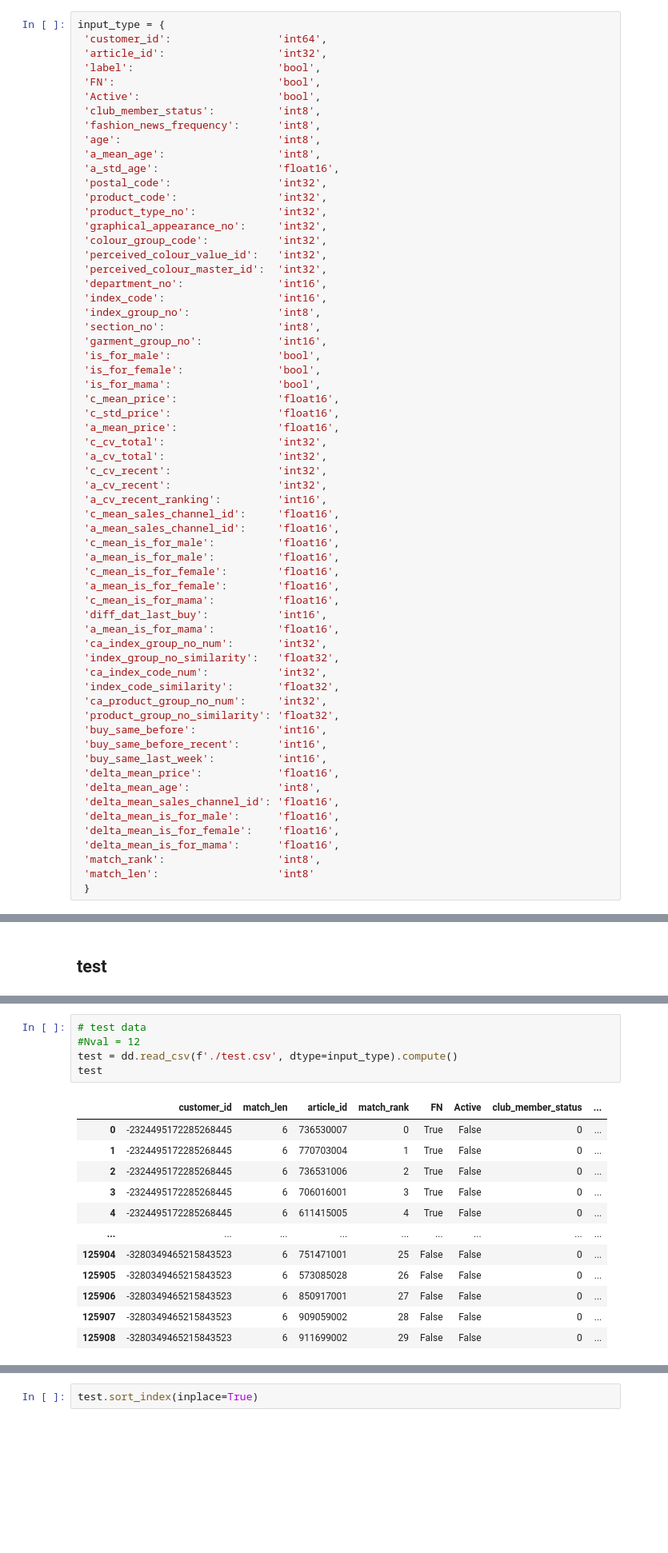
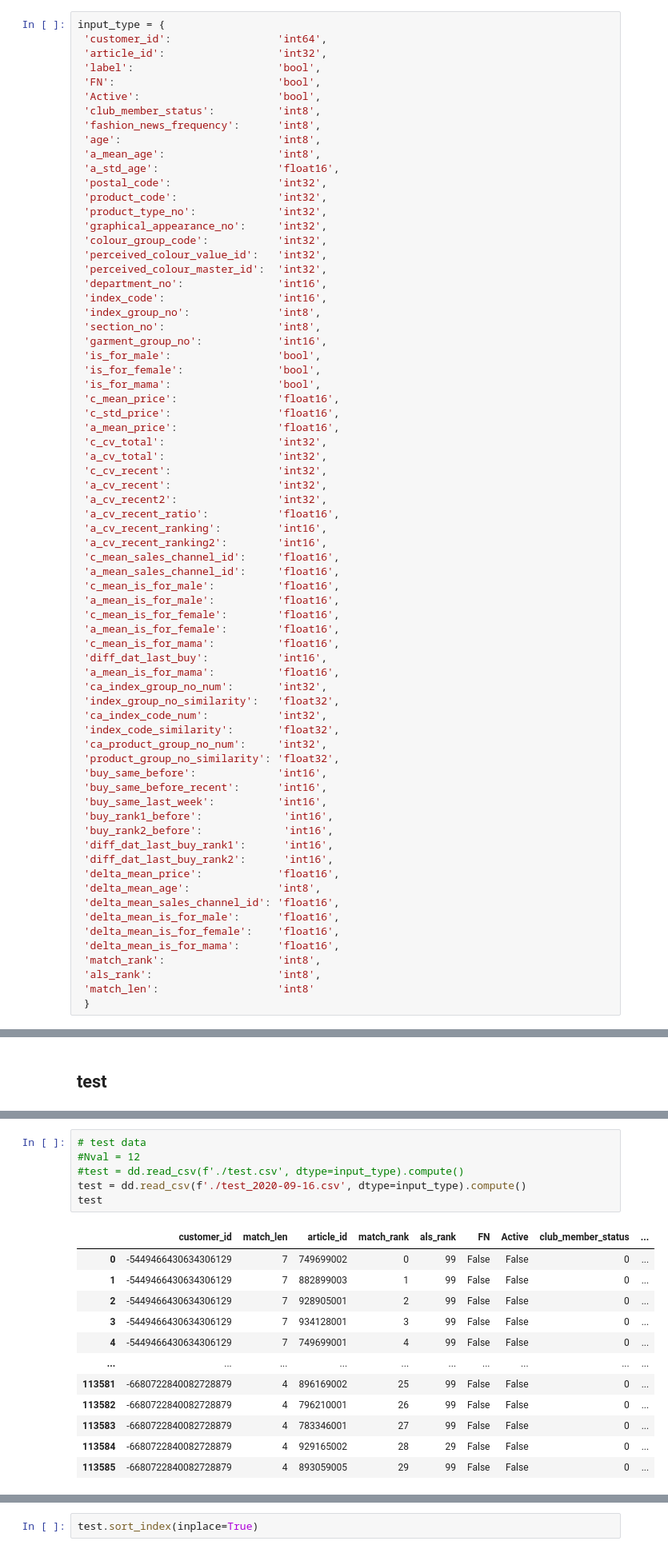
Before and after one commit to tetsuro731/H-M-kaggle-tetsuro731, a Jupyter notebook: notebook2/lightgbm-test.ipynb, the cells around one changed output, grey strips where cells are left out. Shown: that part at 80% size. Saved outputs shown, nothing was run; the diff lists cells and outputs as text; blank space fills up the shorter version.

```diff
--- a/notebook2/lightgbm-test.ipynb
+++ b/notebook2/lightgbm-test.ipynb
@@ -50,7 +50,10 @@ input_type = {
  'a_cv_total':                  'int32',
  'c_cv_recent':                 'int32',
  'a_cv_recent':                 'int32',
+ 'a_cv_recent2':                'int32',
+ 'a_cv_recent_ratio':           'float16',
  'a_cv_recent_ranking':         'int16',
+ 'a_cv_recent_ranking2':        'int16',
  'c_mean_sales_channel_id':     'float16',
  'a_mean_sales_channel_id':     'float16',
  'c_mean_is_for_male':          'float16',
@@ -69,6 +72,10 @@ input_type = {
  'buy_same_before':             'int16',
  'buy_same_before_recent':      'int16',
  'buy_same_last_week':          'int16',
+ 'buy_rank1_before':             'int16',
+ 'buy_rank2_before':             'int16',
+ 'diff_dat_last_buy_rank1':      'int16',
+ 'diff_dat_last_buy_rank2':      'int16',
  'delta_mean_price':            'float16',
  'delta_mean_age':              'int8',
  'delta_mean_sales_channel_id': 'float16',
@@ -76,6 +83,7 @@ input_type = {
  'delta_mean_is_for_female':    'float16',
  'delta_mean_is_for_mama':      'float16',
  'match_rank':                  'int8',
+ 'als_rank':                    'int8',
  'match_len':                   'int8'
  }
 # %%
@@ -287,18 +353,19 @@ gc.collect()
 # %%
 # test data
 #Nval = 12
-test = dd.read_csv(f'./test.csv', dtype=input_type).compute()
+#test = dd.read_csv(f'./test.csv', dtype=input_type).compute()
+test = dd.read_csv(f'./test_2020-09-16.csv', dtype=input_type).compute()
 test
 # %% [output]
-|  | customer_id | match_len | article_id | match_rank | FN | Active | club_member_status | ... |
-| 0 | -2324495172285268445 | 6 | 736530007 | 0 | True | False | 0 | ... |
-| 1 | -2324495172285268445 | 6 | 770703004 | 1 | True | False | 0 | ... |
-| 2 | -2324495172285268445 | 6 | 736531006 | 2 | True | False | 0 | ... |
-| 3 | -2324495172285268445 | 6 | 706016001 | 3 | True | False | 0 | ... |
-| 4 | -2324495172285268445 | 6 | 611415005 | 4 | True | False | 0 | ... |
-| ... | ... | ... | ... | ... | ... | ... | ... | ... |
-| 125904 | -3280349465215843523 | 6 | 751471001 | 25 | False | False | 0 | ... |
-| 125905 | -3280349465215843523 | 6 | 573085028 | 26 | False | False | 0 | ... |
-| 125906 | -3280349465215843523 | 6 | 850917001 | 27 | False | False | 0 | ... |
-| 125907 | -3280349465215843523 | 6 | 909059002 | 28 | False | False | 0 | ... |
-| 125908 | -3280349465215843523 | 6 | 911699002 | 29 | False | False | 0 | ... |
+|  | customer_id | match_len | article_id | match_rank | als_rank | FN | Active | club_member_status | ... |
+| 0 | -5449466430634306129 | 7 | 749699002 | 0 | 99 | False | False | 0 | ... |
+| 1 | -5449466430634306129 | 7 | 882899003 | 1 | 99 | False | False | 0 | ... |
+| 2 | -5449466430634306129 | 7 | 928905001 | 2 | 99 | False | False | 0 | ... |
+| 3 | -5449466430634306129 | 7 | 934128001 | 3 | 99 | False | False | 0 | ... |
+| 4 | -5449466430634306129 | 7 | 749699001 | 4 | 99 | False | False | 0 | ... |
+| ... | ... | ... | ... | ... | ... | ... | ... | ... | ... |
+| 113581 | -6680722840082728879 | 4 | 896169002 | 25 | 99 | False | False | 0 | ... |
+| 113582 | -6680722840082728879 | 4 | 796210001 | 26 | 99 | False | False | 0 | ... |
+| 113583 | -6680722840082728879 | 4 | 783346001 | 27 | 99 | False | False | 0 | ... |
+| 113584 | -6680722840082728879 | 4 | 929165002 | 28 | 29 | False | False | 0 | ... |
+| 113585 | -6680722840082728879 | 4 | 893059005 | 29 | 99 | False | False | 0 | ... |
```
Also changed, not shown: parts of 24 cells of this notebook, 4 other files.
